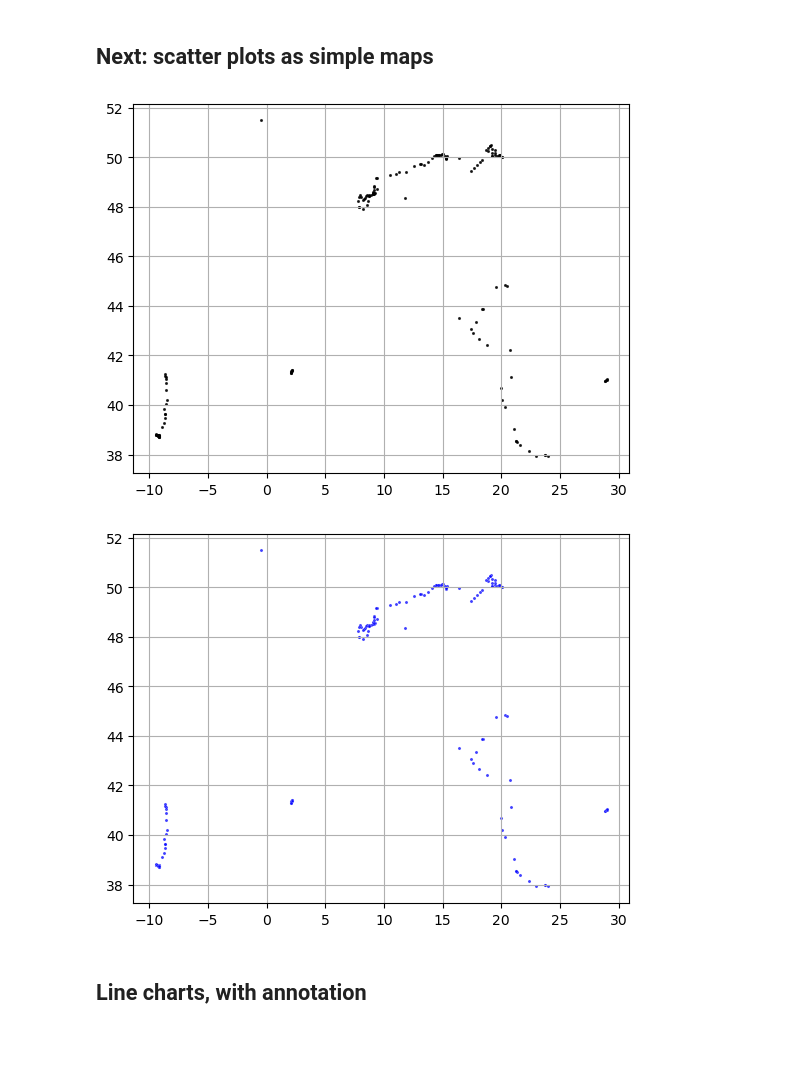
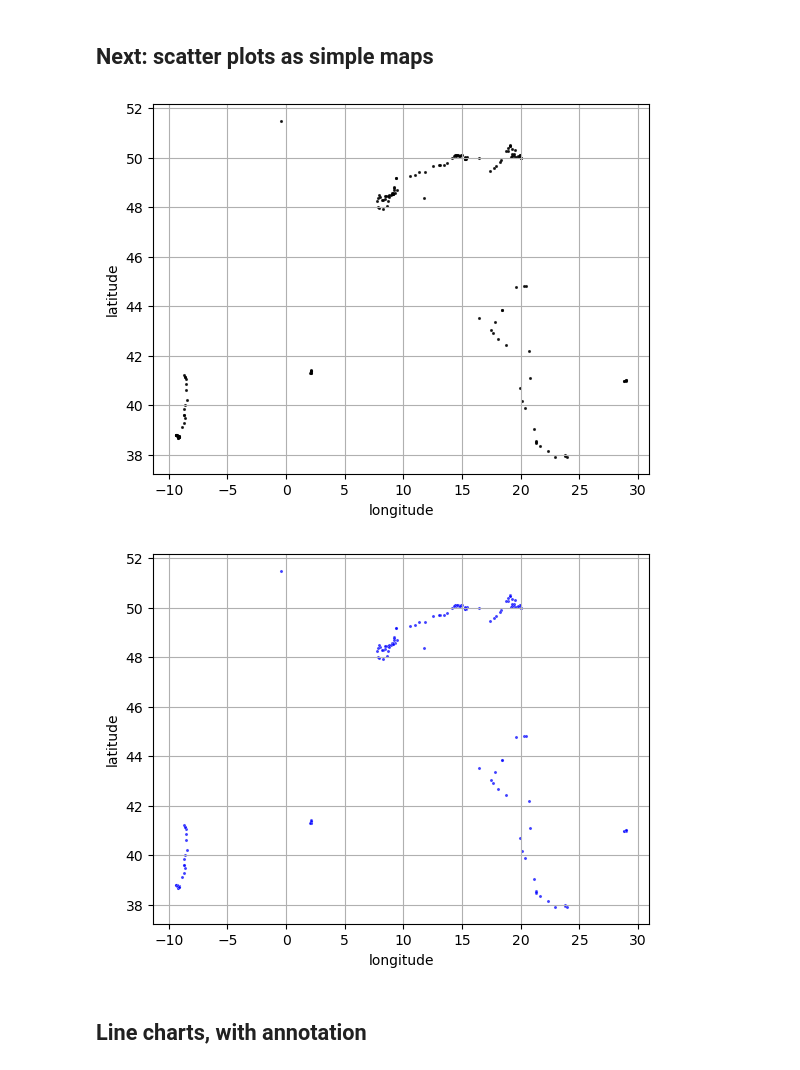
Before and after one commit to qszhao/PTUA2023, a Jupyter notebook: Lab06/Lab06_Visualization(XY Lu).ipynb, the cells around one changed output. Saved outputs shown, nothing was run; the diff lists cells and outputs as text; code cells hidden in the pictures; blank space fills up the shorter version.

```diff
--- a/Lab06/Lab06_Visualization(XY Lu).ipynb
+++ b/Lab06/Lab06_Visualization(XY Lu).ipynb
@@ -149,24 +153,26 @@ plt.show()
 # %%
 # Q3: Draw a scatter plot the longitude and latitude data, with matplotlib and seaborn defaults.
 # You can use the rs dataframe.
 # Please style the chart to make it look nicer with good size and alpha settings.
 
 #matplotlib
 #print(rs.shape) #for checking the data size
 fig,ax = plt.subplots()
 ax.scatter(rs['lon'], rs['lat'],s=1.5,color='black',alpha = 0.75)
+ax.set_ylabel('latitude')
+ax.set_xlabel('longitude')
 plt.grid()
 plt.show()
 
 #seaborn
 fig = sns.scatterplot(data=rs, x='lon',y='lat',s= 5,color='b',alpha = 0.75)
 plt.grid()
-fig.set(ylabel=None)
-fig.set(xlabel=None)
+fig.set(ylabel='latitude')
+fig.set(xlabel='longitude')
 plt.show()
 # %% [output]
-[figure, old version]
+[figure, new version]
-[figure, old version]
+[figure, new version]
 # %% [markdown]
 ## Line charts, with annotation
 # %%
```
Also changed, not shown: parts of 3 cells of this notebook.
